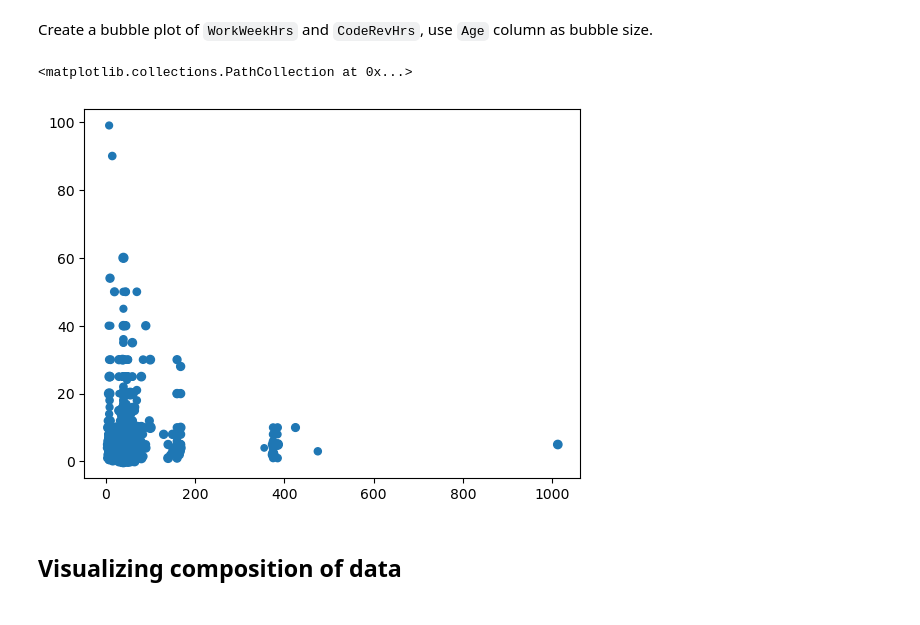
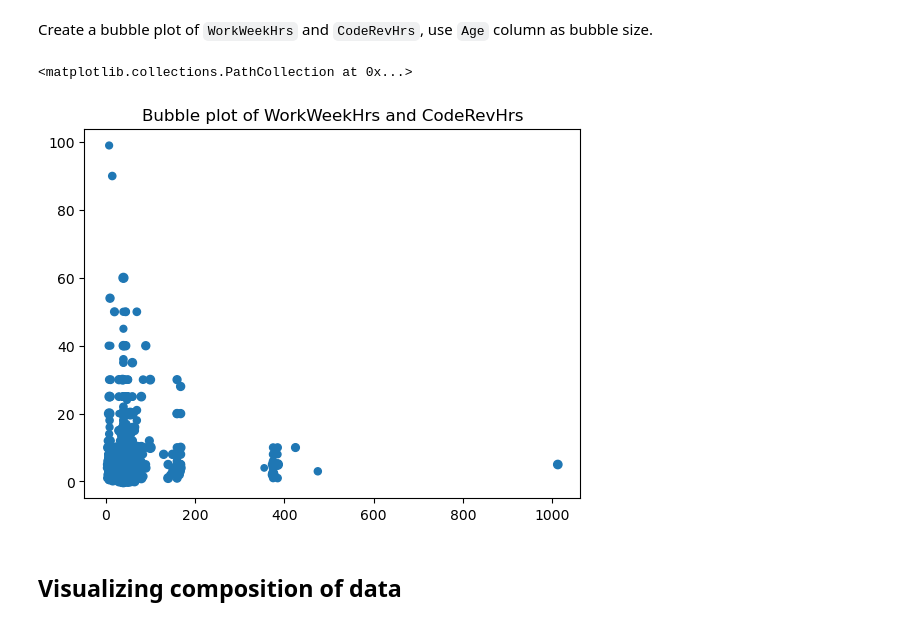
Before and after one commit to PrashantDhadve/IBM-DATA-ANALYST-PROFESSIONAL-CERTIFICATE, a Jupyter notebook: 09_Data Analyst_Capstone Project/M4DataVisualization-lab- Solution with plots.ipynb, the cells around one changed output. Cells and saved outputs as stored; diff of their text form; code cells hidden in the pictures.

```diff
--- a/09_Data Analyst_Capstone Project/M4DataVisualization-lab- Solution with plots.ipynb
+++ b/09_Data Analyst_Capstone Project/M4DataVisualization-lab- Solution with plots.ipynb
@@ -242,13 +247,14 @@ Create a bubble plot of `WorkWeekHrs` and `CodeRevHrs`, use `Age` column as bubb
 # %%
 Query6 = """
 SELECT CodeRevHrs
 FROM master
 """
 CodeRevHrs=pd.read_sql_query(Query6, conn)
+plt.title("Bubble plot of WorkWeekHrs and CodeRevHrs")
 plt.scatter(x=WorkWeekHrs, y=CodeRevHrs, s=Age)
 # %% [output]
 <matplotlib.collections.PathCollection at 0x...>
-[figure, old version]
+[figure, new version]
 # %% [markdown]
 ## Visualizing composition of data
 # %% [markdown]
```
Also changed, not shown: parts of 8 cells of this notebook.
